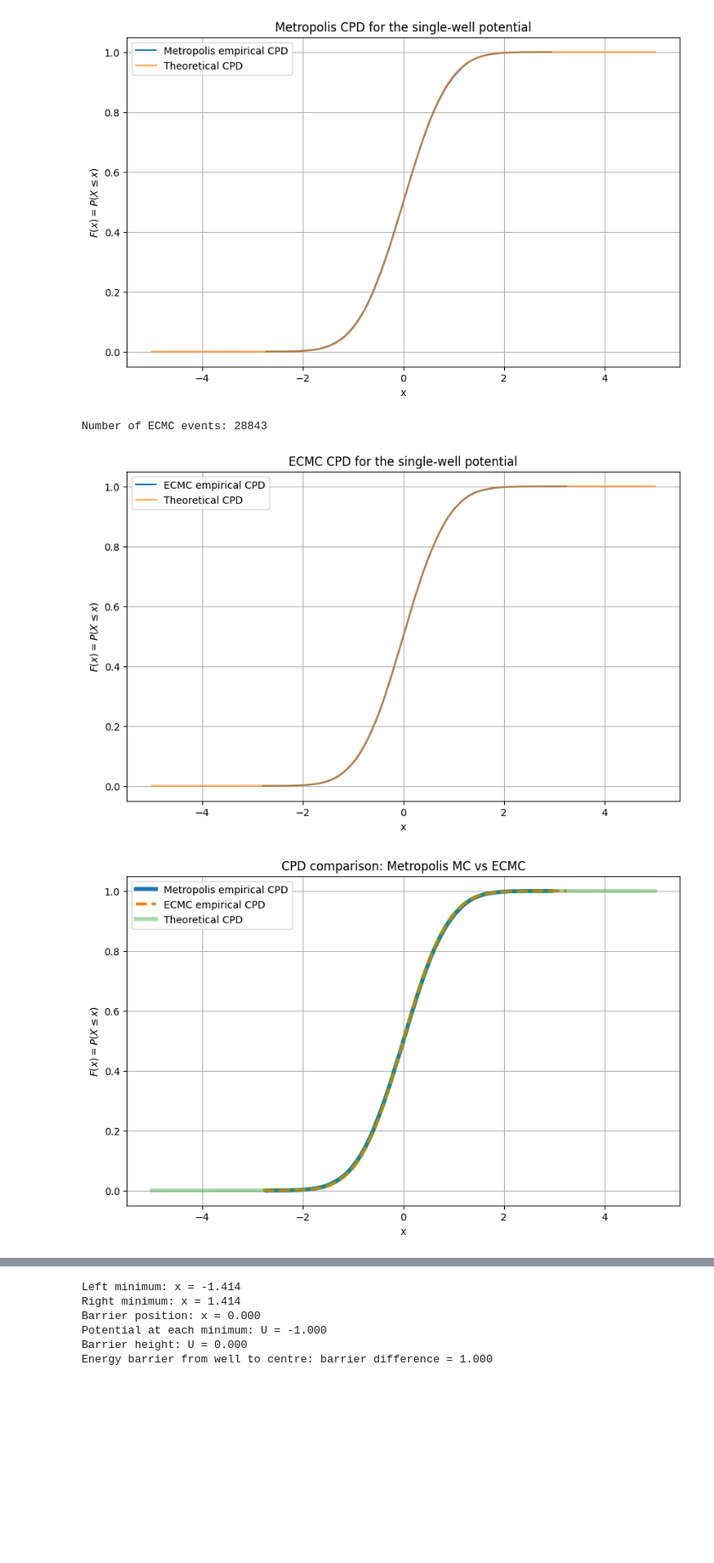
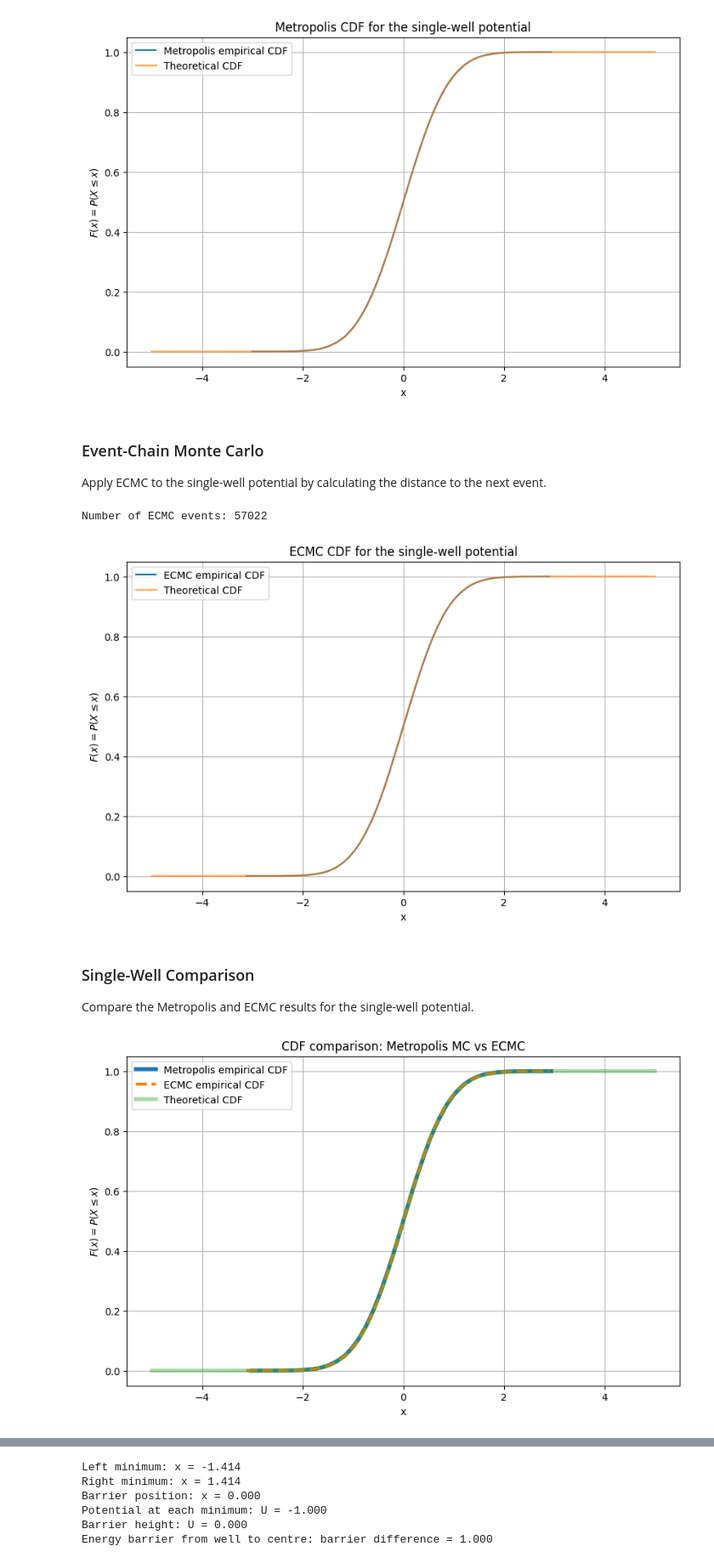
Before and after one commit to Shinichi03/PMSC_Individual_Project, a Jupyter notebook: Baseline Cases/Ground_Work.ipynb, the cells around one changed output, grey strips where cells are left out. Shown at 85% size. Cells and saved outputs as stored; diff of their text form; code cells hidden in the pictures; blank space fills up the shorter version.

```diff
--- a/Baseline Cases/Ground_Work.ipynb
+++ b/Baseline Cases/Ground_Work.ipynb
@@ -95,7 +122,7 @@ def run_metropolis(initial_x, num_steps, proposal_width, temperature, potential_
 # %%
 temperature = 1.0
 initial_x = 5.0
-num_steps = 50_000
+num_steps = 10**5
 proposal_width = 2.0
 burn_in = 1_000
 
@@ -180,6 +211,10 @@ plt.legend()
 plt.show()
 # %% [output]
 [figure]
+# %% [markdown]
+### Event-Chain Monte Carlo
+
+Apply ECMC to the single-well potential by calculating the distance to the next event.
 # %%
 def distance_to_next_event_single_well(x_current, velocity, temperature, rng):
     """
@@ -276,7 +311,7 @@ def run_ecmc_single_well(initial_x, num_burn_in_steps, num_samples, distance_bet
     return np.array([potential_trajectory, position_trajectory])
 # %%
 num_burn_in_steps = 1_000
-num_samples = 50_000
+num_samples = 10**5
 distance_between_samples = 1.0
 initial_x = 5.0
 temperature = 1.0
@@ -294,67 +329,71 @@ ecmc_trajectory = run_ecmc_single_well(
 ecmc_potential_samples = ecmc_trajectory[0, num_burn_in_steps:]
 ecmc_position_samples = ecmc_trajectory[1, num_burn_in_steps:]
 
-ecmc_x_cpd, ecmc_y_cpd = empirical_cpd(ecmc_position_samples)
+ecmc_x_cdf, ecmc_y_cdf = empirical_cdf(ecmc_position_samples)
 
 x_grid = np.linspace(-5, 5, 4000)
-theory_cpd = theoretical_cpd(x_grid, U_single, temperature)
+theory_cdf = theoretical_cdf(x_grid, U_single, temperature)
 
 plt.figure(figsize=(10, 6))
 
 plt.plot(
-    ecmc_x_cpd,
-    ecmc_y_cpd,
-    label="ECMC empirical CPD"
+    ecmc_x_cdf,
+    ecmc_y_cdf,
+    label="ECMC empirical CDF"
 )
 
 plt.plot(
     x_grid,
-    theory_cpd,
+    theory_cdf,
     linewidth=2,
     alpha=0.6,
-    label="Theoretical CPD"
+    label="Theoretical CDF"
 )
 
 plt.xlabel("x")
 plt.ylabel(r"$F(x) = P(X \leq x)$")
-plt.title("ECMC CPD for the single-well potential")
+plt.title("ECMC CDF for the single-well potential")
 plt.grid()
 plt.legend()
 plt.show()
 # %% [output]
-Number of ECMC events: 28843
+Number of ECMC events: 57022
 [figure]
+# %% [markdown]
+### Single-Well Comparison
+
+Compare the Metropolis and ECMC results for the single-well potential.
 # %%
 plt.figure(figsize=(10, 6))
 
 plt.plot(
-    metropolis_x_cpd,
-    metropolis_y_cpd,
+    metropolis_x_cdf,
+    metropolis_y_cdf,
     linewidth=4,
-    label="Metropolis empirical CPD"
+    label="Metropolis empirical CDF"
 )
 
 plt.plot(
-    ecmc_x_cpd,
-    ecmc_y_cpd,
+    ecmc_x_cdf,
+    ecmc_y_cdf,
     linewidth=3,
     linestyle="--",
-    label="ECMC empirical CPD"
+    label="ECMC empirical CDF"
 )
 
 plt.plot(
     x_grid,
-    theory_cpd,
+    theory_cdf,
     linewidth=4,
     alpha=0.4,
-    label="Theoretical CPD"
+    label="Theoretical CDF"
 )
 
 plt.xlabel("x")
 plt.ylabel(r"$F(x) = P(X \leq x)$")
-plt.title("CPD comparison: Metropolis MC vs ECMC")
+plt.title("CDF comparison: Metropolis MC vs ECMC")
 plt.grid()
 plt.legend()
 plt.show()
 # %% [output]
-[figure, old version]
+[figure, new version]
```
Also changed, not shown: parts of 51 cells of this notebook.
